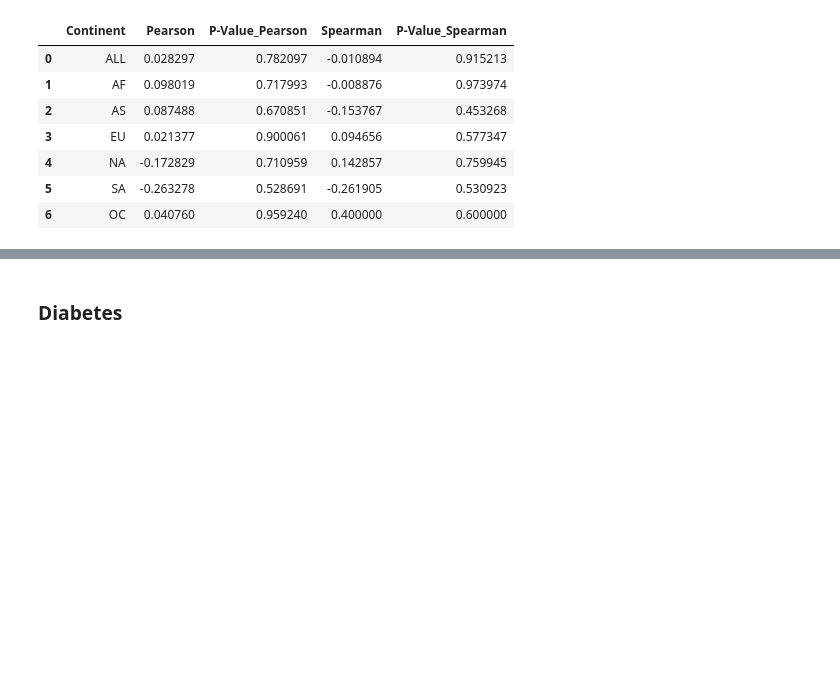
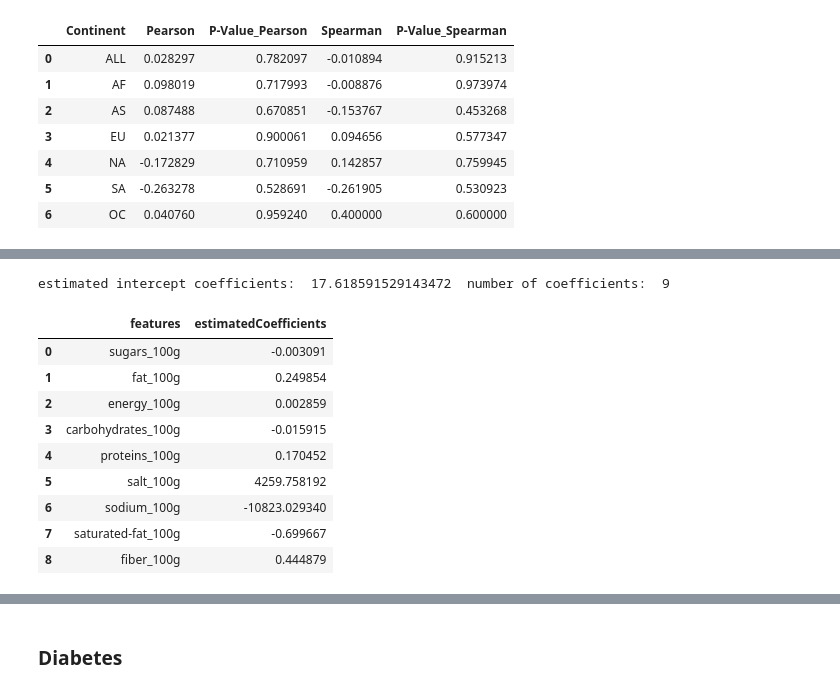
Before and after one commit to baraschi/AppliedDataAnalysis_Project, a Jupyter notebook: FoodProject.ipynb, the cells around one changed output, grey strips where cells are left out. Drawn from its saved outputs; the diff is of its cells as text; code cells hidden in the pictures; blank space fills up the shorter version.

```diff
--- a/FoodProject.ipynb
+++ b/FoodProject.ipynb
@@ -712,0 +739,14 @@ Weirdly enough, there is no correlation for the countries with the fattiest/most
+# %%
+lin_reg(median_overweight[0], 'Overweight Prevalence')
+# %% [output]
+estimated intercept coefficients:  17.618591529143472  number of coefficients:  9
+|  | features | estimatedCoefficients |
+| 0 | sugars_100g | -0.003091 |
+| 1 | fat_100g | 0.249854 |
+| 2 | energy_100g | 0.002859 |
+| 3 | carbohydrates_100g | -0.015915 |
+| 4 | proteins_100g | 0.170452 |
+| 5 | salt_100g | 4259.758192 |
+| 6 | sodium_100g | -10823.029340 |
+| 7 | saturated-fat_100g | -0.699667 |
+| 8 | fiber_100g | 0.444879 |
```
Also changed, not shown: parts of 10 cells of this notebook.
